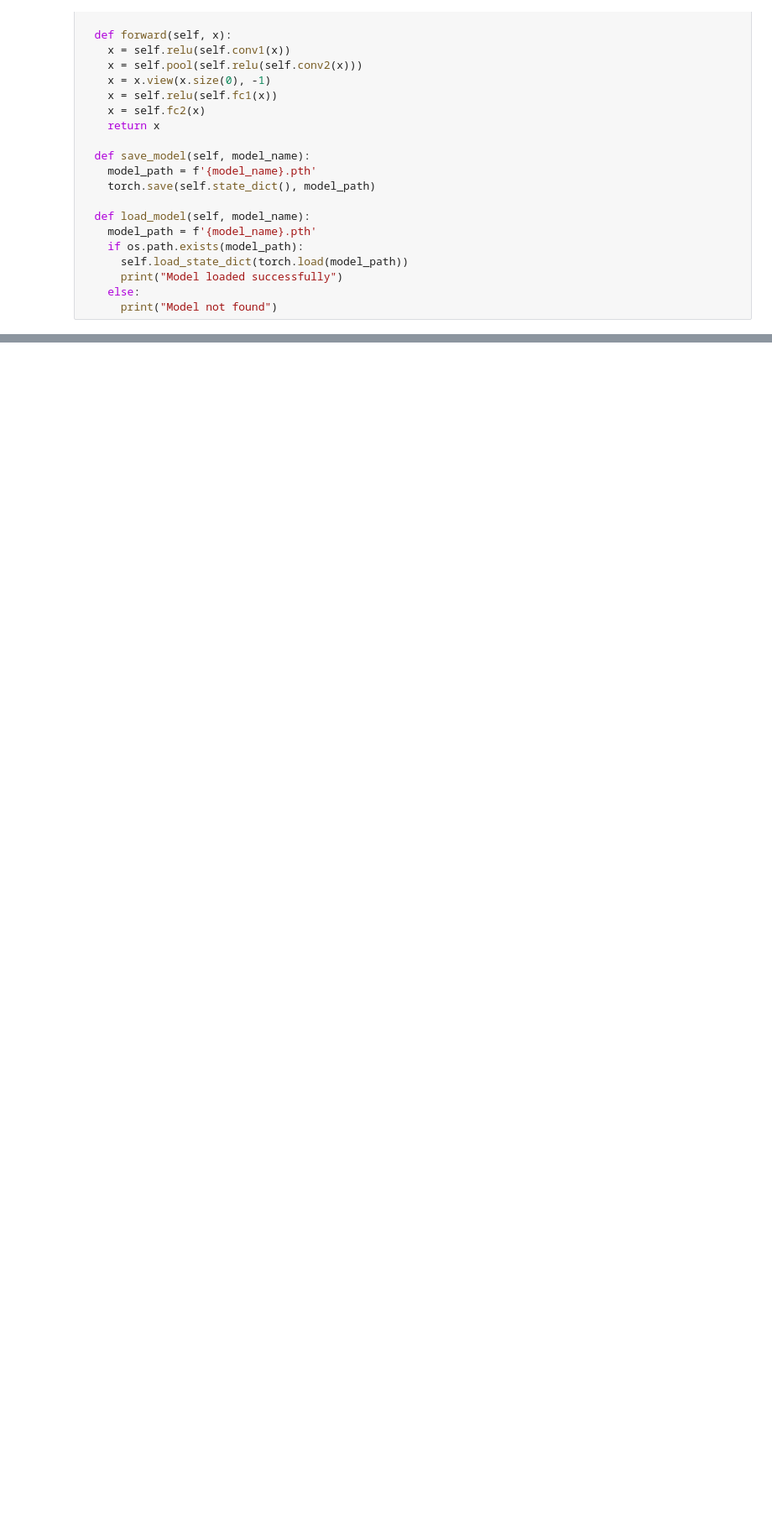
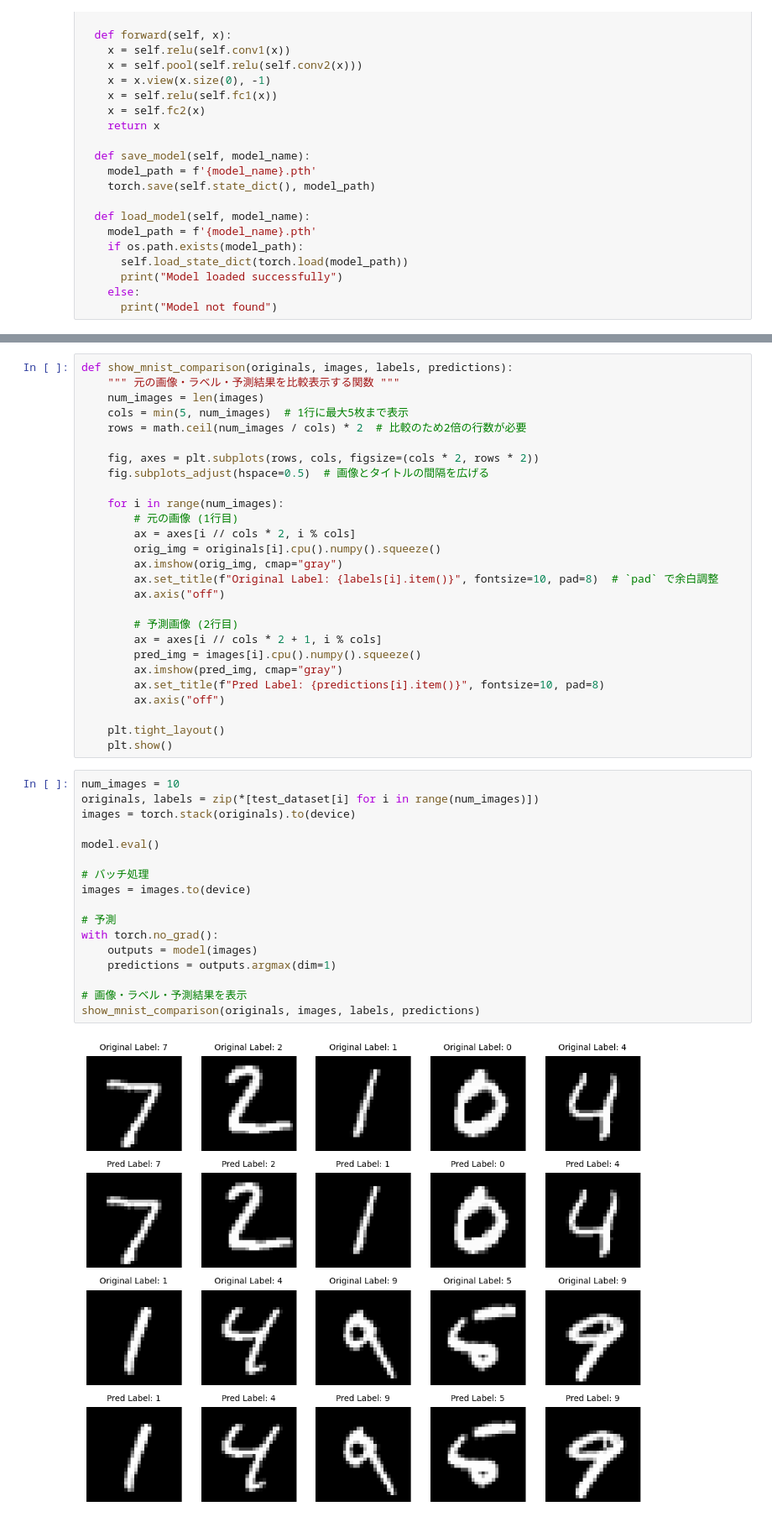
Before and after one commit to KIIIIT00/B3_Spring, a Jupyter notebook: MNIST_ML.ipynb, the cells around one changed output, grey strips where cells are left out. Shown: that part at 84% size. Saved outputs shown, nothing was run; the diff lists cells and outputs as text; blank space fills up the shorter version.

Commit message:
[add] show Images

```diff
--- a/MNIST_ML.ipynb
+++ b/MNIST_ML.ipynb
@@ -122,0 +150,46 @@ Test Accuracy: 98.78%
+# %%
+def show_mnist_comparison(originals, images, labels, predictions):
+    """ 元の画像・ラベル・予測結果を比較表示する関数 """
+    num_images = len(images)
+    cols = min(5, num_images)  # 1行に最大5枚まで表示
+    rows = math.ceil(num_images / cols) * 2  # 比較のため2倍の行数が必要
+
+    fig, axes = plt.subplots(rows, cols, figsize=(cols * 2, rows * 2))
+    fig.subplots_adjust(hspace=0.5)  # 画像とタイトルの間隔を広げる
+
+    for i in range(num_images):
+        # 元の画像 (1行目)
+        ax = axes[i // cols * 2, i % cols]
+        orig_img = originals[i].cpu().numpy().squeeze()
+        ax.imshow(orig_img, cmap="gray")
+        ax.set_title(f"Original Label: {labels[i].item()}", fontsize=10, pad=8)  # `pad` で余白調整
+        ax.axis("off")
+
+        # 予測画像 (2行目)
+        ax = axes[i // cols * 2 + 1, i % cols]
+        pred_img = images[i].cpu().numpy().squeeze()
+        ax.imshow(pred_img, cmap="gray")
+        ax.set_title(f"Pred Label: {predictions[i].item()}", fontsize=10, pad=8)
+        ax.axis("off")
+
+    plt.tight_layout()
+    plt.show()
+# %%
+num_images = 10
+originals, labels = zip(*[test_dataset[i] for i in range(num_images)])
+images = torch.stack(originals).to(device)
+
+model.eval()
+
+# バッチ処理
+images = images.to(device)
+
+# 予測
+with torch.no_grad():
+    outputs = model(images)
+    predictions = outputs.argmax(dim=1)
+
+# 画像・ラベル・予測結果を表示
+show_mnist_comparison(originals, images, labels, predictions)
+# %% [output]
+[figure, added]
```
Also changed, not shown: parts of 5 cells of this notebook.
